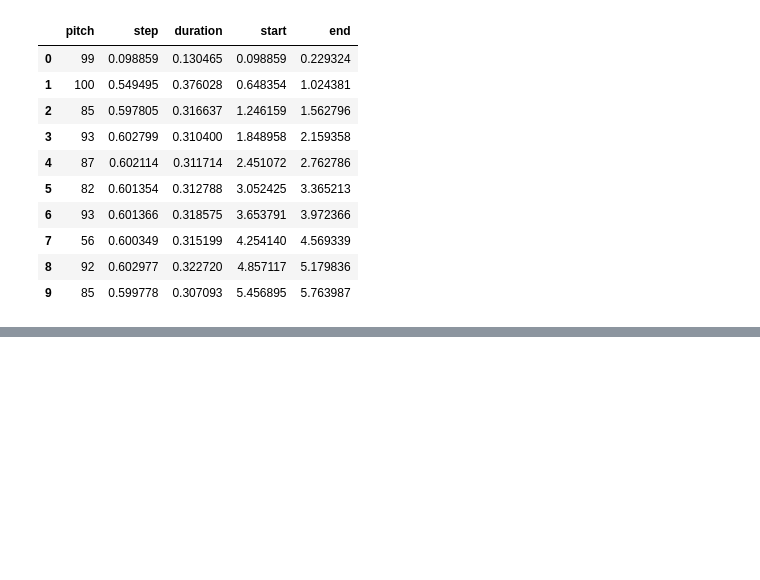
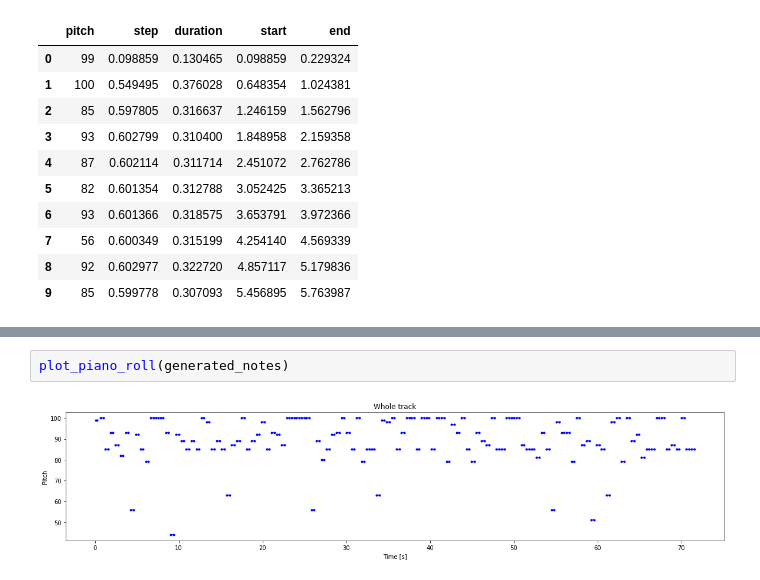
Before and after one commit to urd00m/AI-Projects, a Jupyter notebook: tensorflow_play/audio_tf/generate_music.ipynb, the cells around one changed output, grey strips where cells are left out. Cells and saved outputs as stored; diff of their text form; blank space fills up the shorter version.

```diff
--- a/tensorflow_play/audio_tf/generate_music.ipynb
+++ b/tensorflow_play/audio_tf/generate_music.ipynb
@@ -560,3 +560,7 @@ out_pm = notes_to_midi(
 display_audio(out_pm)
 # %% [output]
 [interactive output not drawn]
+# %%
+plot_piano_roll(generated_notes)
+# %% [output]
+[figure, added]
```
Also changed, not shown: parts of 1 cell of this notebook, 1 other file.
